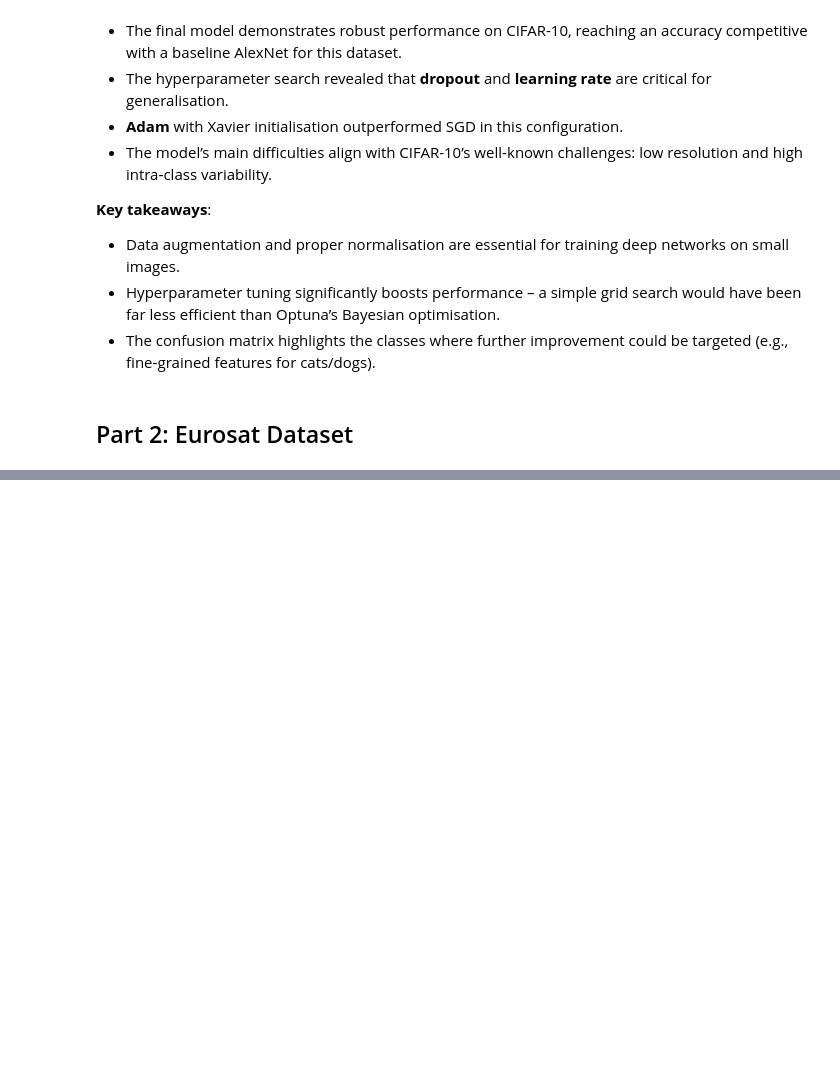
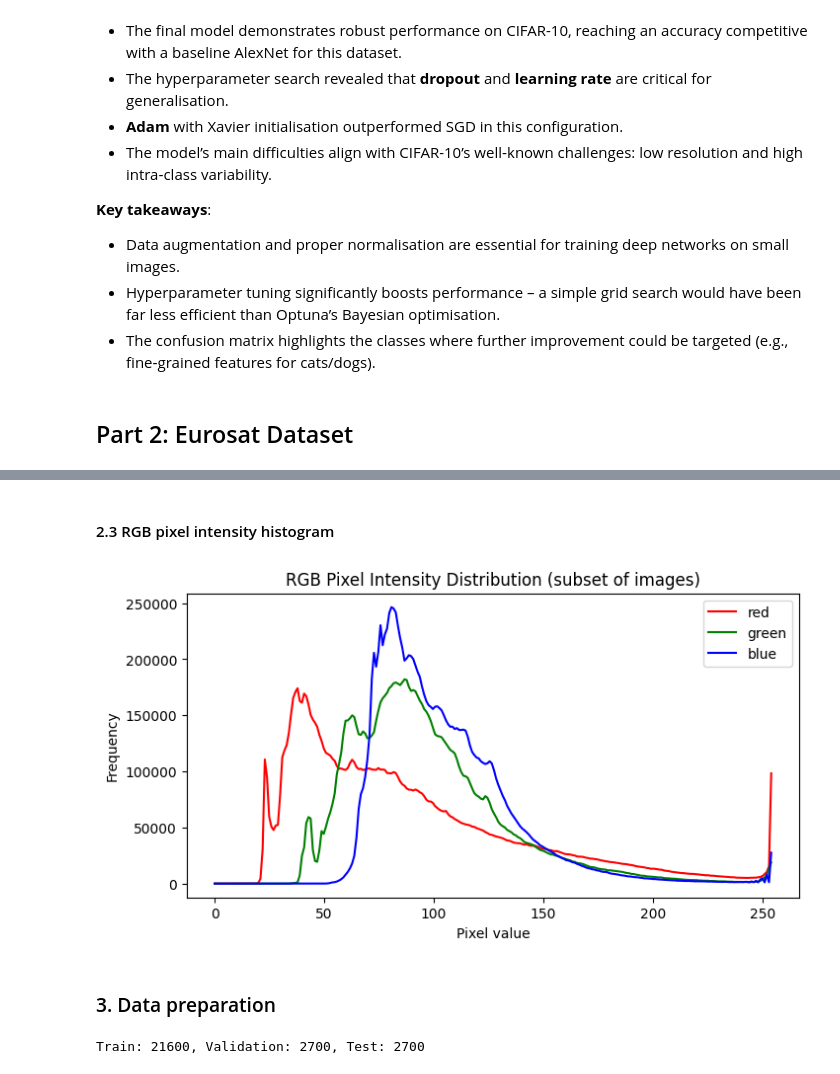
Before and after one commit to Martxelo5/DLproyect, a Jupyter notebook: deliverable2/main.ipynb, the cells around one changed output, grey strips where cells are left out. Drawn from its saved outputs; the diff is of its cells as text; code cells hidden in the pictures; blank space fills up the shorter version.

```diff
--- a/deliverable2/main.ipynb
+++ b/deliverable2/main.ipynb
@@ -777,0 +817,42 @@ Clases: ['AnnualCrop', 'Forest', 'HerbaceousVegetation', 'Highway', 'Industrial'
+# %% [markdown]
+#### 2.3 RGB pixel intensity histogram
+# %%
+# Use a random subset of 3000 images
+np.random.seed(42)
+num_samples = min(3000, len(euro_dataset))
+subset_indices = np.random.choice(len(euro_dataset), num_samples, replace=False)
+
+all_pixels = []
+for i in subset_indices:
+    img = np.array(euro_dataset[i][0])
+    all_pixels.append(img.reshape(-1, 3))
+all_pixels = np.concatenate(all_pixels, axis=0)
+
+colors = ('red', 'green', 'blue')
+plt.figure(figsize=(8, 4))
+for c, color in enumerate(colors):
+    hist, bins = np.histogram(all_pixels[:, c], bins=256, range=(0, 255))
+    plt.plot(bins[:-1], hist, color=color, label=color)
+plt.title("RGB Pixel Intensity Distribution (subset of images)")
+plt.xlabel("Pixel value")
+plt.ylabel("Frequency")
+plt.legend()
+plt.show()
+# %% [output]
+[figure, added]
+# %% [markdown]
+### 3. Data preparation
+# %%
+dataset_size = len(euro_dataset)
+train_size = int(0.8 * dataset_size)
+val_size   = int(0.1 * dataset_size)
+test_size  = int(0.1 * dataset_size)
+
+train_subset, val_subset, test_subset = random_split(
+    euro_dataset, [train_size, val_size, test_size],
+    generator=torch.Generator().manual_seed(42)
+)
+
+print(f"Train: {train_size}, Validation: {val_size}, Test: {test_size}")
+# %% [output]
+Train: 21600, Validation: 2700, Test: 2700
```
Also changed, not shown: parts of 14 cells of this notebook, 7 other files.
